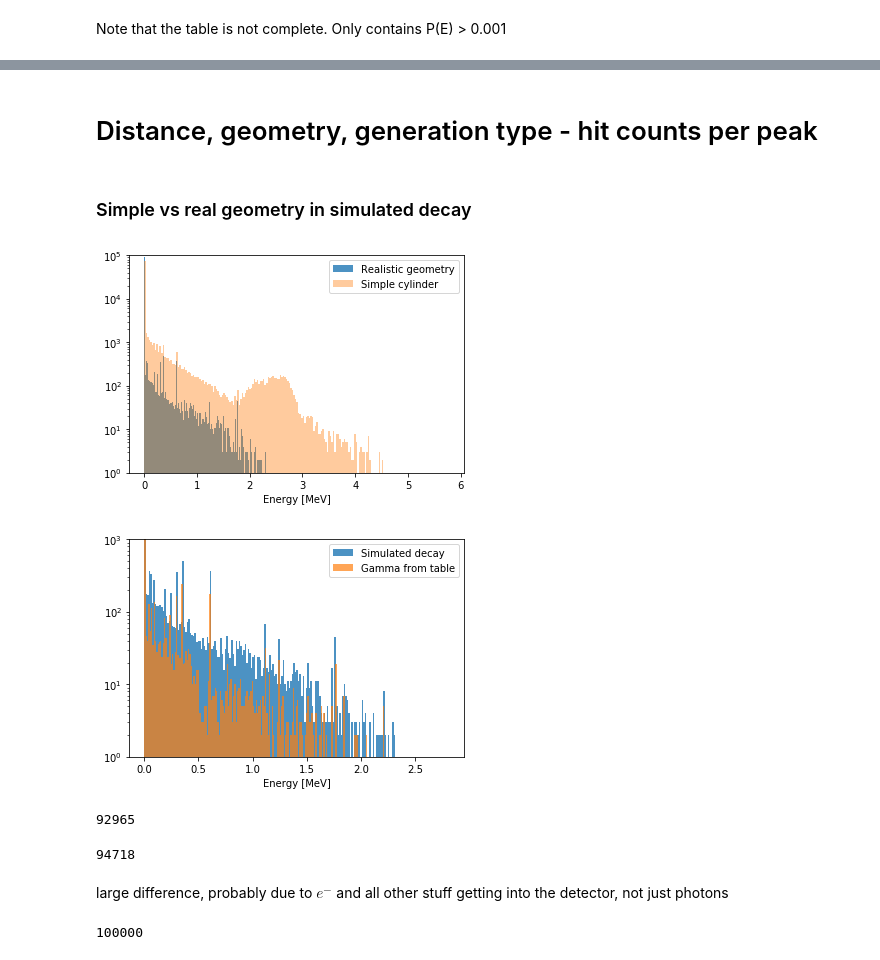
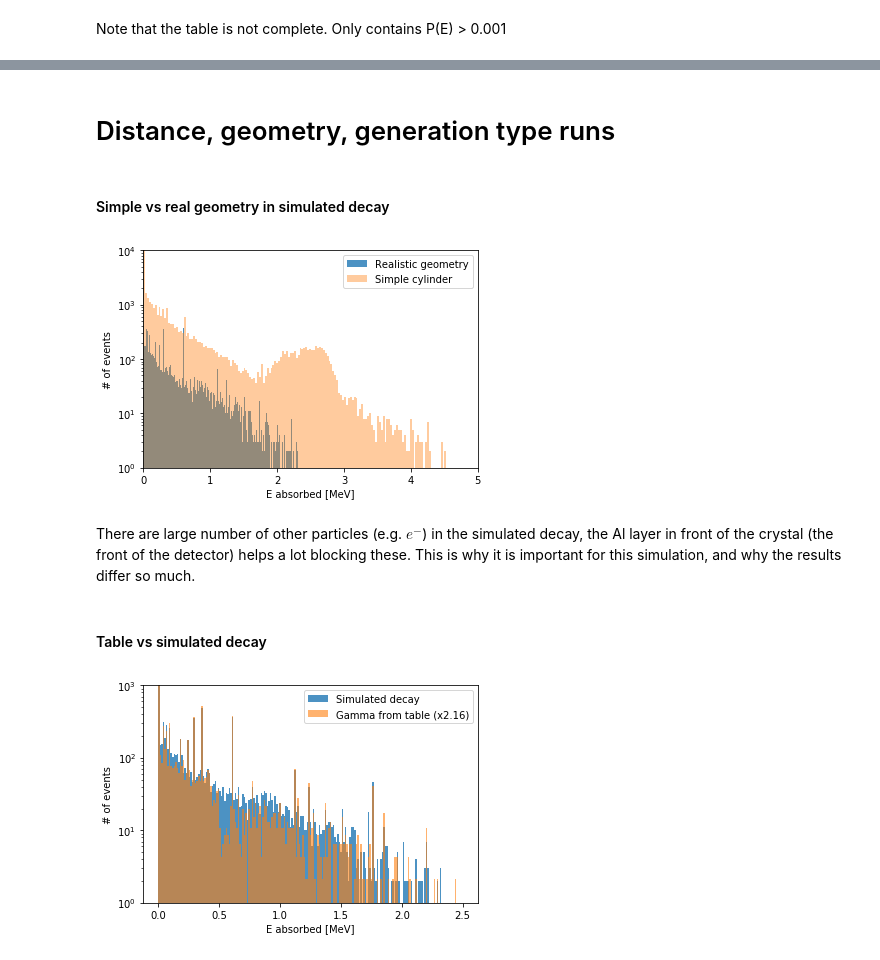
Before and after one commit to Balazzs/HPGECalorimeter, a Jupyter notebook: Analysis.ipynb, the cells around one changed output, grey strips where cells are left out. Saved outputs shown, nothing was run; the diff lists cells and outputs as text; code cells hidden in the pictures.

```diff
--- a/Analysis.ipynb
+++ b/Analysis.ipynb
@@ -513,47 +519,43 @@ plt.legend();
 # %% [markdown]
-# Distance, geometry, generation type - hit counts per peak
+# Distance, geometry, generation type runs
 # %%
 dist_table_simple_geom    = read_distance_folders("data/distance_table_simple_geom",    dists=list(range(1,10)) + list(range(10, 21, 2)), num_threads=8)
 dist_simdecay_simple_geom = read_distance_folders("data/distance_simdecay_simple_geom", dists=list(range(1,10)) + list(range(10, 21, 2)), num_threads=8)
 dist_table_real_geom      = read_distance_folders("data/distance_table_real_geom",      dists=list(range(1,10)) + list(range(10, 21, 2)), num_threads=8)
 dist_simdecay_real_geom   = read_distance_folders("data/distance_simdecay_real_geom",   dists=list(range(1,10)) + list(range(10, 21, 2)), num_threads=4)
 # %% [markdown]
-### Simple vs real geometry in simulated decay
+#### Simple vs real geometry in simulated decay
 # %%
 SimpleHistogram(dist_simdecay_real_geom[4]["Energy"],   do_texts=False, label="Realistic geometry", alpha=.8)
 SimpleHistogram(dist_simdecay_simple_geom[4]["Energy"], do_texts=False, label="Simple cylinder",    alpha=.4)
 
-plt.xlabel("Energy [MeV]")
-plt.ylabel("")
 plt.legend()
 
 plt.yscale("log")
-plt.ylim(1, 1e5);
+plt.xlim(0, 5);
+plt.ylim(1, 1e4);
+
+plt.savefig("figures/simdecay_simple_vs_real_geom_5cm.svg", bbox_inches="tight")
 # %% [output]
-[figure, old version]
+[figure, new version]
+# %% [markdown]
+There are large number of other particles (e.g. $e^-$) in the simulated decay, the Al layer in front of the crystal (the front of the detector) helps a lot blocking these. This is why it is important for this simulation, and why the results differ so much.
+# %% [markdown]
+#### Table vs simulated decay
 # %%
-SimpleHistogram(dist_simdecay_real_geom[4]["Energy"], do_texts=False, label="Simulated decay",  alpha=0.8)
-SimpleHistogram(dist_table_real_geom[4]["Energy"],    do_texts=False, label="Gamma from table", alpha=.7)
+weights = np.ones_like(dist_table_real_geom[4]["Energy"]) * table["Probability"].sum()
+bins = np.linspace(0, 2.5, 200)
+plt.hist(dist_simdecay_real_geom[4]["Energy"], bins=bins, alpha=0.8, label="Simulated decay");
+plt.hist(dist_table_real_geom[4]["Energy"]   , bins=bins, alpha=0.6, label="Gamma from table (x2.16)", weights=weights);
 
-plt.xlabel("Energy [MeV]")
-plt.ylabel("")
+plt.xlabel("E absorbed [MeV]")
+plt.ylabel("# of events")
+
 plt.legend()
 
 plt.yscale("log")
 plt.ylim(1, 1e3);
+
+plt.savefig("figures/real_geom_table_vs_simdecay_5cm.svg", bbox_inches="tight")
 # %% [output]
-[figure, old version]
+[figure, new version]
-# %%
-(dist_simdecay_real_geom[4]["Energy"] == 0).sum()
-# %% [output]
-92965
-# %%
-(dist_table_real_geom[4]["Energy"] == 0).sum()*2
-# %% [output]
-94718
-# %% [markdown]
-large difference, probably due to *$e^-$* and all other stuff getting into the detector, not just photons
-# %%
-len(dist_simdecay_simple_geom[4]["Energy"])
-# %% [output]
-100000
```
Also changed, not shown: parts of 6 cells of this notebook, 4 other files.
